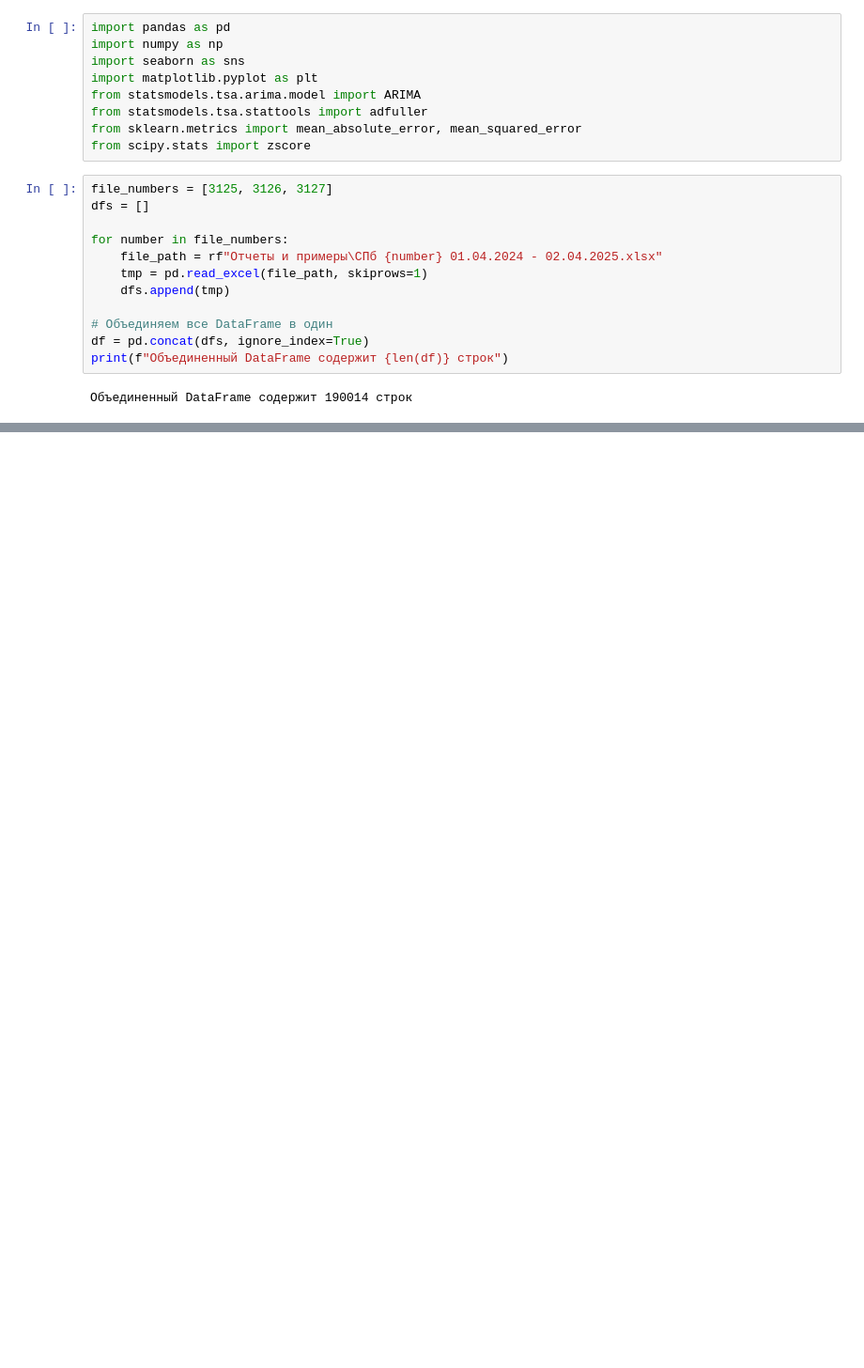
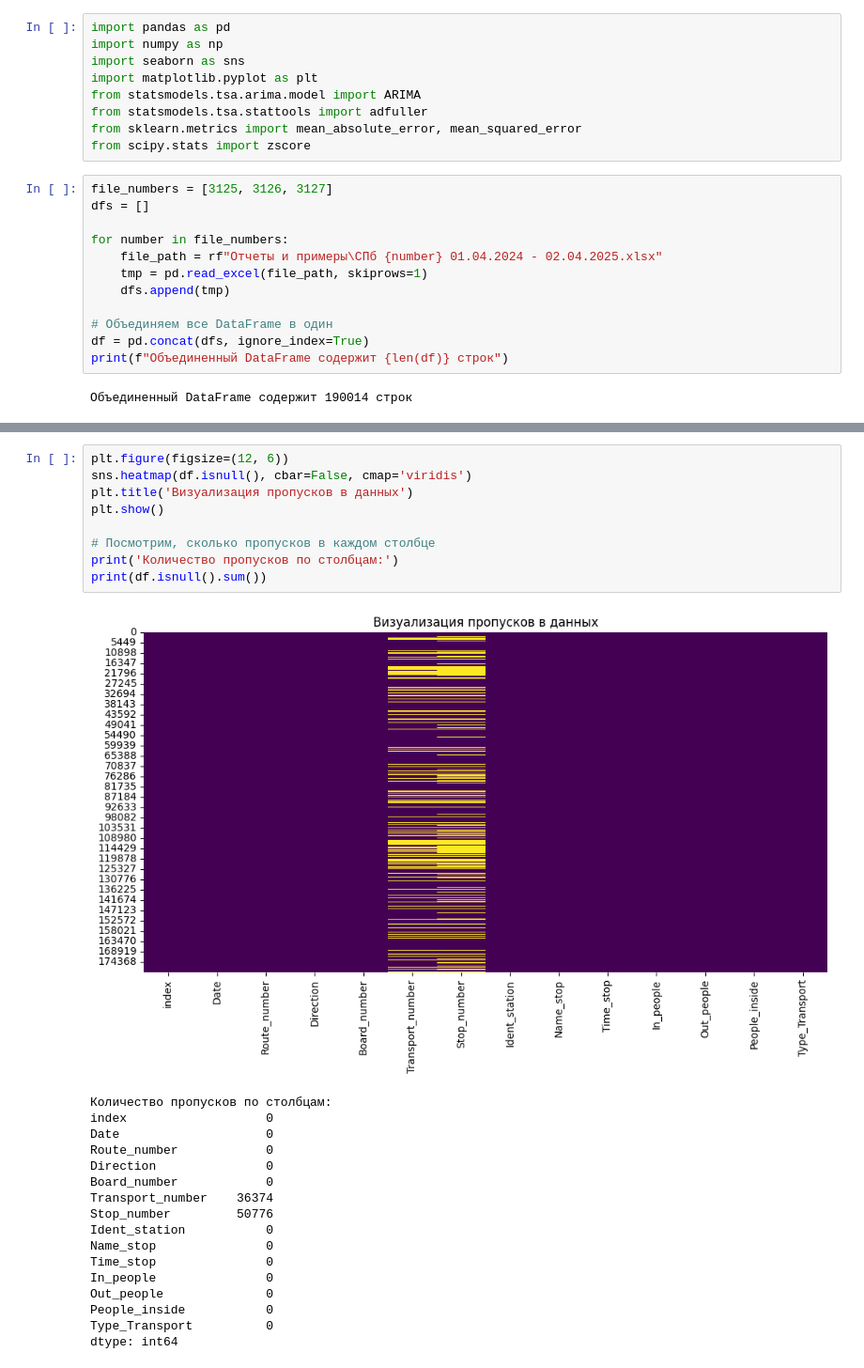
Before and after one commit to ivanring25/university-transport-data-analysis, a Jupyter notebook: data_work.ipynb, the cells around one changed output, grey strips where cells are left out. Shown at 94% size. Cells and saved outputs as stored; diff of their text form; blank space fills up the shorter version.

```diff
--- a/data_work.ipynb
+++ b/data_work.ipynb
@@ -41,0 +58,27 @@ Index(['Дата\nобследования', 'Номер\nмаршрута', 'Н
+# %%
+plt.figure(figsize=(12, 6))
+sns.heatmap(df.isnull(), cbar=False, cmap='viridis')
+plt.title('Визуализация пропусков в данных')
+plt.show()
+
+# Посмотрим, сколько пропусков в каждом столбце
+print('Количество пропусков по столбцам:')
+print(df.isnull().sum())
+# %% [output]
+[figure, added]
+Количество пропусков по столбцам:
+index                   0
+Date                    0
+Route_number            0
+Direction               0
+Board_number            0
+Transport_number    36374
+Stop_number         50776
+Ident_station           0
+Name_stop               0
+Time_stop               0
+In_people               0
+Out_people              0
+People_inside           0
+Type_Transport          0
+dtype: int64
```
Also changed, not shown: parts of 72 cells of this notebook, 15 other files.
